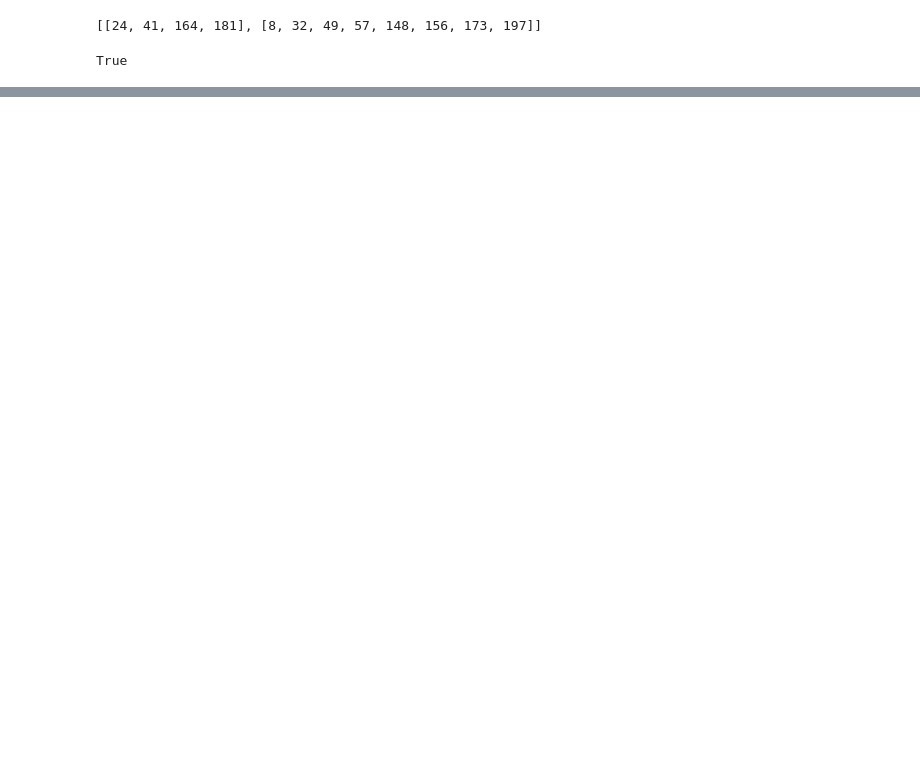
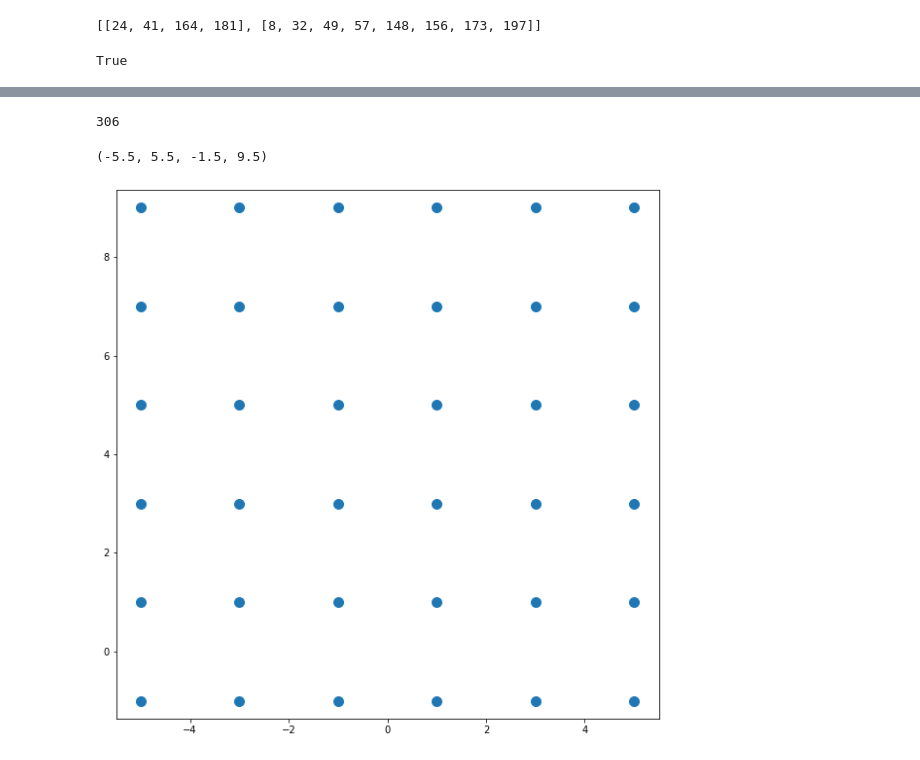
Before and after one commit to qiskit-community/qiskit-qec, a Jupyter notebook: geometry_test.ipynb, the cells around one changed output, grey strips where cells are left out. Cells and saved outputs as stored; diff of their text form; code cells hidden in the pictures; blank space fills up the shorter version.

```diff
--- a/geometry_test.ipynb
+++ b/geometry_test.ipynb
@@ -183,0 +216,11 @@ dict_keys(['1', '2'])
+# %%
+# def RSSCFactory(d,manifold=Plane(), boundary=False, epsilon = 0.1, delta=0.25):
+d = 5
+manifold=Plane()
+boundary=False
+epsilon=0.2
+delta=0.1
+# Set parameters for RSSC code on the plane
+# Create the bounding or cutter shape
+#cutter = Shape.square(origin=(0,-1-delta), direction=(1,1), scale=d-1+delta, manifold=manifold, dtype=float)
+cutter = Shape.rect(origin=np.array((0,-1-delta)), direction=np.array((1,1)), scale1 =d-1+delta, scale2=d+8-1+delta, manifold=manifold, dtype=float )
@@ -183,0 +236,17 @@ dict_keys(['1', '2'])
+# %%
+
+#print(f"Cutter points are: {cutter.points}")
+#print(f"Cutter lines are: {cutter.lines}")
+# Set up the qubit counter and aux data structures
+qubit_count = QubitCount()
+qubit_data = QubitData()
+# Choose a tile
+tile = RSSC
+# Basis for Tiling or get from Tile directly
+u = np.array([2,0])
+v = np.array([0,2])
+# Create Tiling lattice
+lattice = Lattice(u,v)
+#print(f"lattice = {lattice}")
+# Resrict the lattice for tiling
+lattice = lattice.restrict_for_tiling(cutter, tile=tile, expand_value=np.array([1,1]))
@@ -183,0 +267,4 @@ dict_keys(['1', '2'])
+# %%
+len(lattice.points)
+# %% [output]
+306
@@ -183,0 +366,17 @@ dict_keys(['1', '2'])
+# %%
+import numpy as np
+import matplotlib.pyplot as plt
+
+fig = plt.figure(figsize=(10, 10))
+ax = fig.add_subplot(1, 1, 1)
+
+
+data_in = [list(item) for item in lattice.points]
+in_x = [v[0] for v in data_in]
+in_y = [v[1] for v in data_in]
+
+plt.scatter(in_x, in_y, s=100, label="in")
+plt.axis('equal')
+# %% [output]
+(-5.5, 5.5, -1.5, 9.5)
+[figure, added]
```
Also changed, not shown: parts of 29 cells of this notebook, 34 other files.
